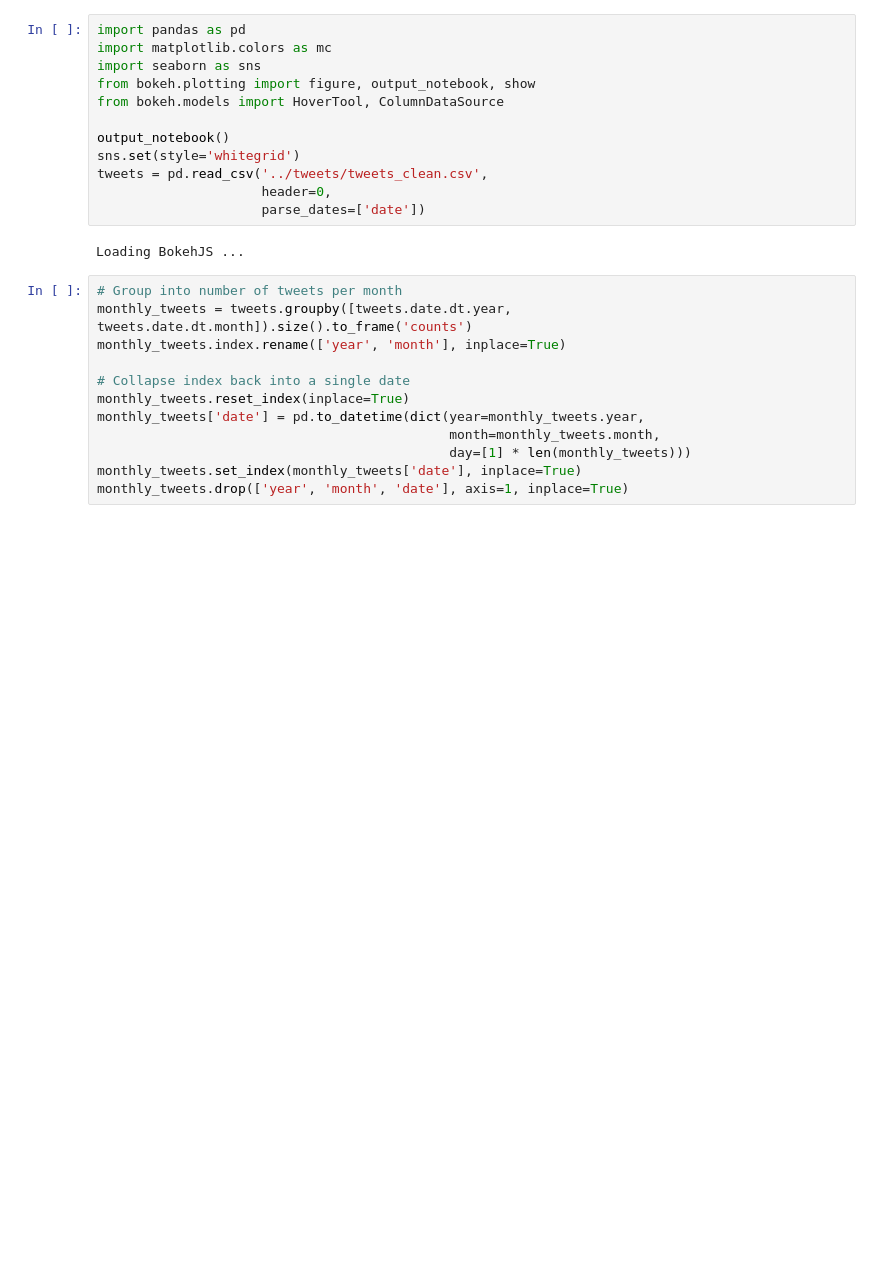
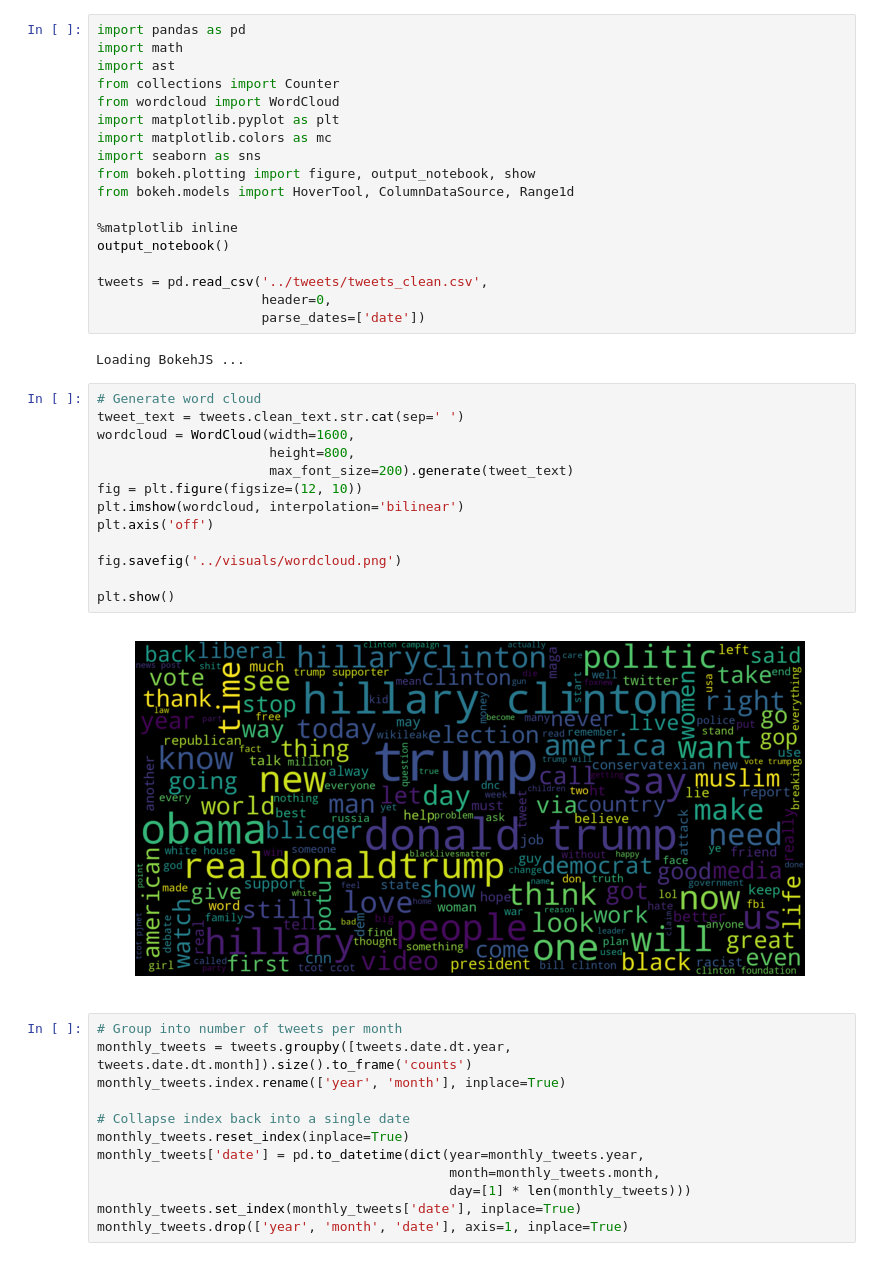
Before and after one commit to jmelton22/Russian_Tweets, a Jupyter notebook: notebooks/initial_visuals.ipynb, the cells around one changed output. Drawn from its saved outputs; the diff is of its cells as text; blank space fills up the shorter version.

Commit message:
Added notebooks for preprocess, visuals, and LDA modeling.

```diff
--- a/notebooks/initial_visuals.ipynb
+++ b/notebooks/initial_visuals.ipynb
@@ -1,17 +1,38 @@
 # %%
 import pandas as pd
+import math
+import ast
+from collections import Counter
+from wordcloud import WordCloud
+import matplotlib.pyplot as plt
 import matplotlib.colors as mc
 import seaborn as sns
 from bokeh.plotting import figure, output_notebook, show
-from bokeh.models import HoverTool, ColumnDataSource
+from bokeh.models import HoverTool, ColumnDataSource, Range1d
 
+%matplotlib inline
 output_notebook()
-sns.set(style='whitegrid')
+
 tweets = pd.read_csv('../tweets/tweets_clean.csv',
                      header=0,
                      parse_dates=['date'])
 # %% [output]
 Loading BokehJS ...
+# %%
+# Generate word cloud
+tweet_text = tweets.clean_text.str.cat(sep=' ')
+wordcloud = WordCloud(width=1600,
+                      height=800,
+                      max_font_size=200).generate(tweet_text)
+fig = plt.figure(figsize=(12, 10))
+plt.imshow(wordcloud, interpolation='bilinear')
+plt.axis('off')
+
+fig.savefig('../visuals/wordcloud.png')
+
+plt.show()
+# %% [output]
+[figure, added]
 # %%
 # Group into number of tweets per month
 monthly_tweets = tweets.groupby([tweets.date.dt.year, tweets.date.dt.month]).size().to_frame('counts')
```
Also changed, not shown: parts of 9 cells of this notebook, 23 other files.
